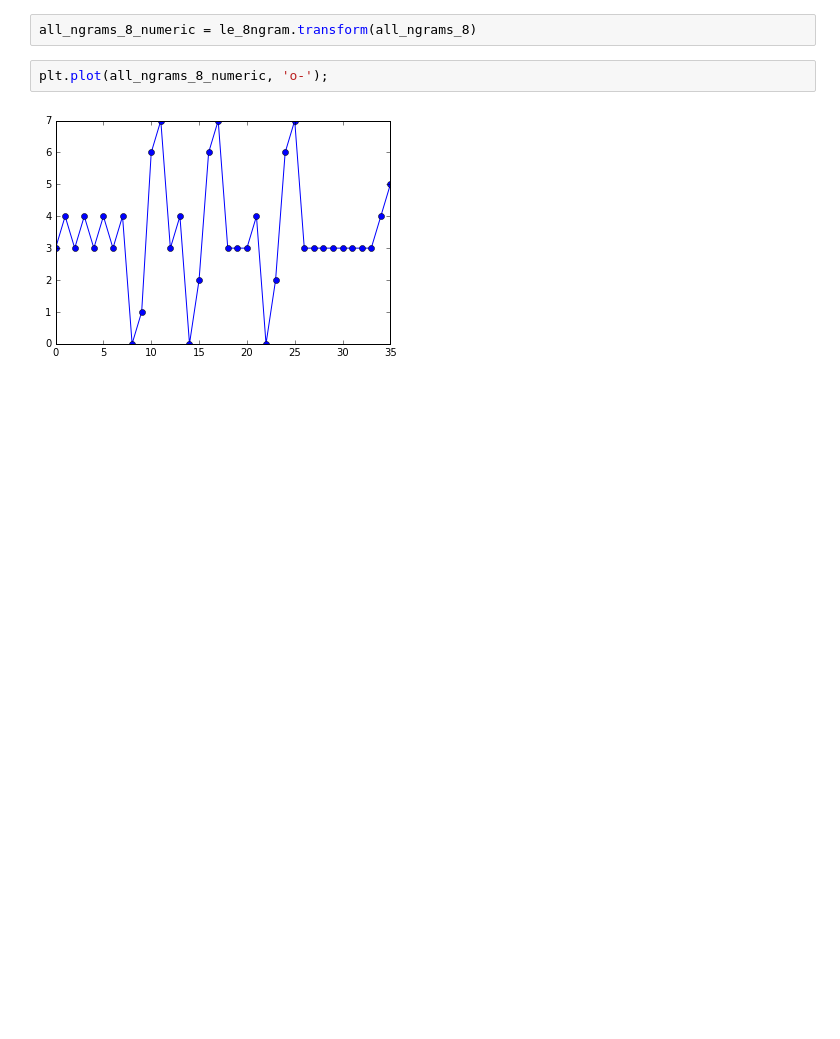
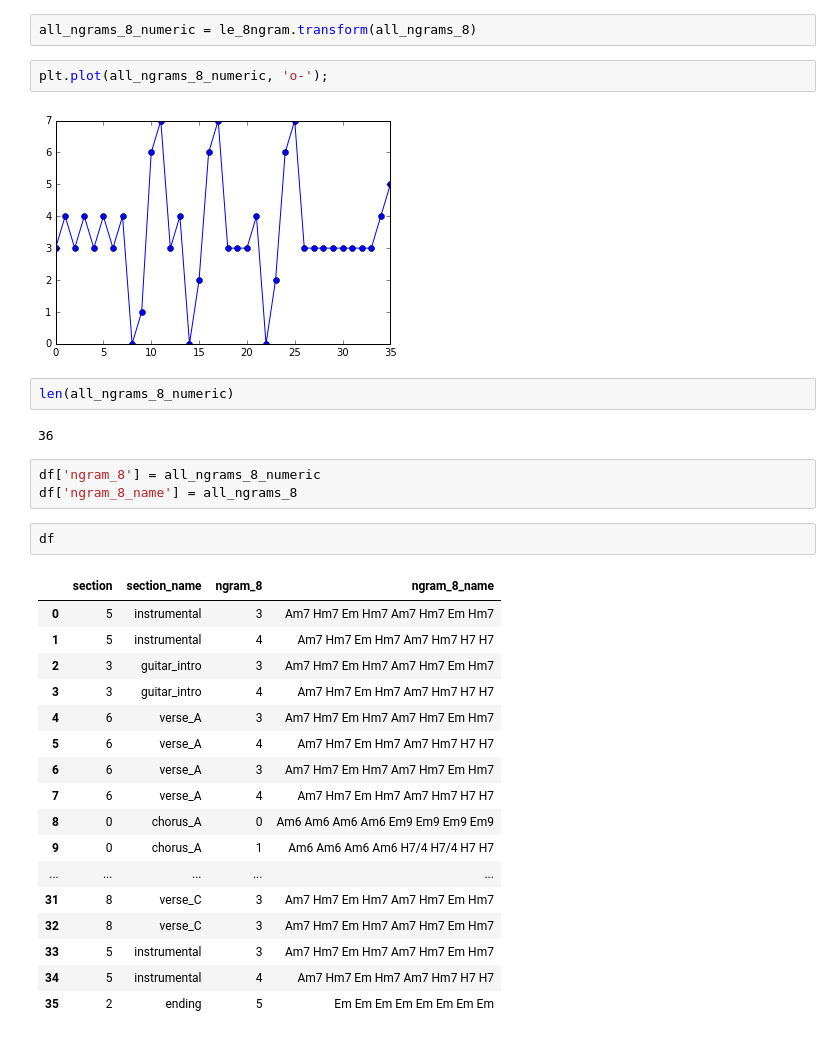
Before and after one commit to bzamecnik/music-viz, a Jupyter notebook: hladova-zed/visualize_chord_grid_hladova_zed.ipynb, the cells around one changed output. Saved outputs shown, nothing was run; the diff lists cells and outputs as text; blank space fills up the shorter version.

```diff
--- a/hladova-zed/visualize_chord_grid_hladova_zed.ipynb
+++ b/hladova-zed/visualize_chord_grid_hladova_zed.ipynb
@@ -311,3 +317,30 @@ all_ngrams_8_numeric = le_8ngram.transform(all_ngrams_8)
 plt.plot(all_ngrams_8_numeric, 'o-');
 # %% [output]
 [figure]
+# %%
+len(all_ngrams_8_numeric)
+# %% [output]
+36
+# %%
+df['ngram_8'] = all_ngrams_8_numeric
+df['ngram_8_name'] = all_ngrams_8
+# %%
+df
+# %% [output]
+|  | section | section_name | ngram_8 | ngram_8_name |
+| 0 | 5 | instrumental | 3 | Am7 Hm7 Em Hm7 Am7 Hm7 Em Hm7 |
+| 1 | 5 | instrumental | 4 | Am7 Hm7 Em Hm7 Am7 Hm7 H7 H7 |
+| 2 | 3 | guitar_intro | 3 | Am7 Hm7 Em Hm7 Am7 Hm7 Em Hm7 |
+| 3 | 3 | guitar_intro | 4 | Am7 Hm7 Em Hm7 Am7 Hm7 H7 H7 |
+| 4 | 6 | verse_A | 3 | Am7 Hm7 Em Hm7 Am7 Hm7 Em Hm7 |
+| 5 | 6 | verse_A | 4 | Am7 Hm7 Em Hm7 Am7 Hm7 H7 H7 |
+| 6 | 6 | verse_A | 3 | Am7 Hm7 Em Hm7 Am7 Hm7 Em Hm7 |
+| 7 | 6 | verse_A | 4 | Am7 Hm7 Em Hm7 Am7 Hm7 H7 H7 |
+| 8 | 0 | chorus_A | 0 | Am6 Am6 Am6 Am6 Em9 Em9 Em9 Em9 |
+| 9 | 0 | chorus_A | 1 | Am6 Am6 Am6 Am6 H7/4 H7/4 H7 H7 |
+| ... | ... | ... | ... | ... |
+| 31 | 8 | verse_C | 3 | Am7 Hm7 Em Hm7 Am7 Hm7 Em Hm7 |
+| 32 | 8 | verse_C | 3 | Am7 Hm7 Em Hm7 Am7 Hm7 Em Hm7 |
+| 33 | 5 | instrumental | 3 | Am7 Hm7 Em Hm7 Am7 Hm7 Em Hm7 |
+| 34 | 5 | instrumental | 4 | Am7 Hm7 Em Hm7 Am7 Hm7 H7 H7 |
+| 35 | 2 | ending | 5 | Em Em Em Em Em Em Em Em |
```
Also changed, not shown: parts of 6 cells of this notebook, 5 other files.
